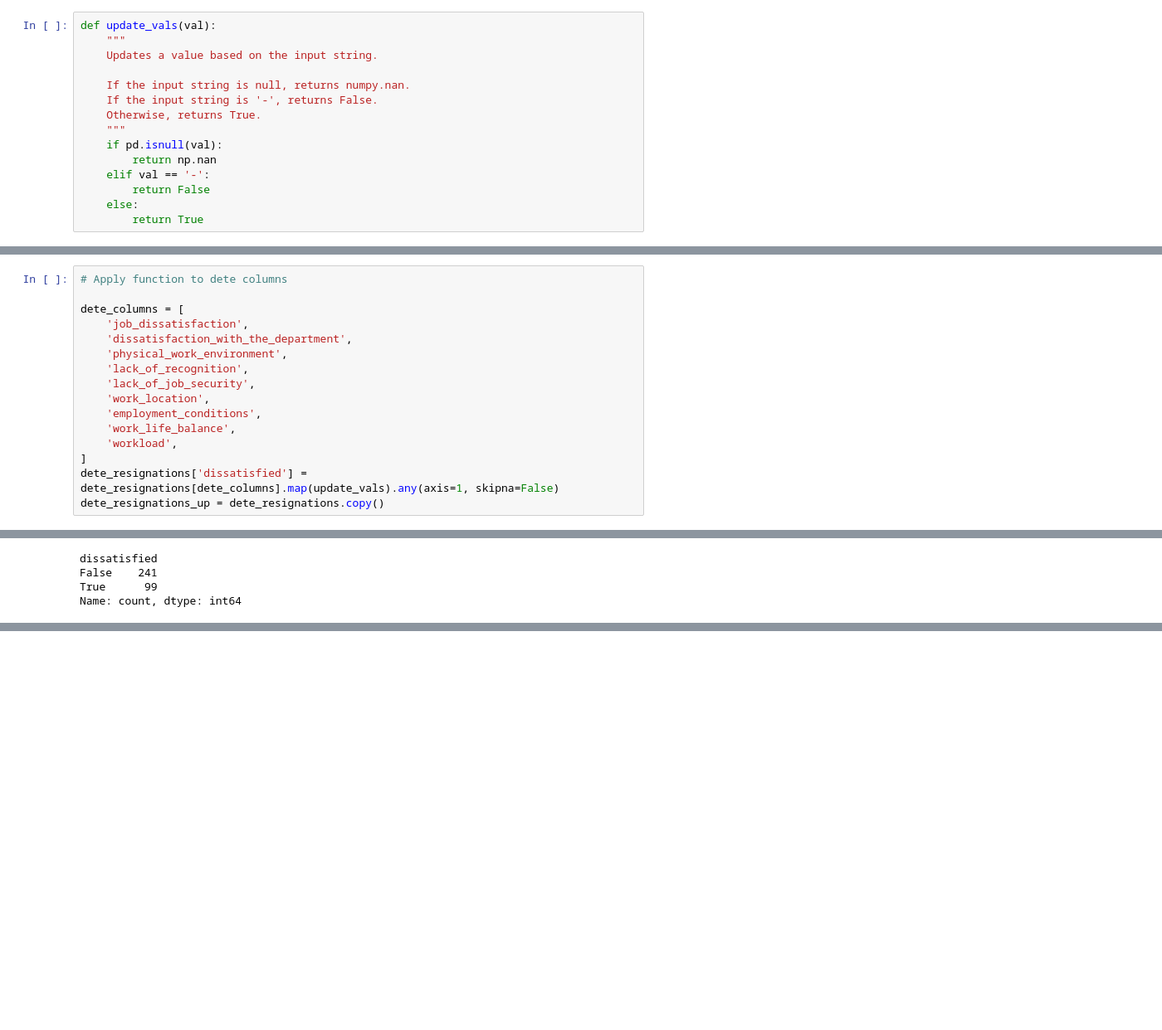
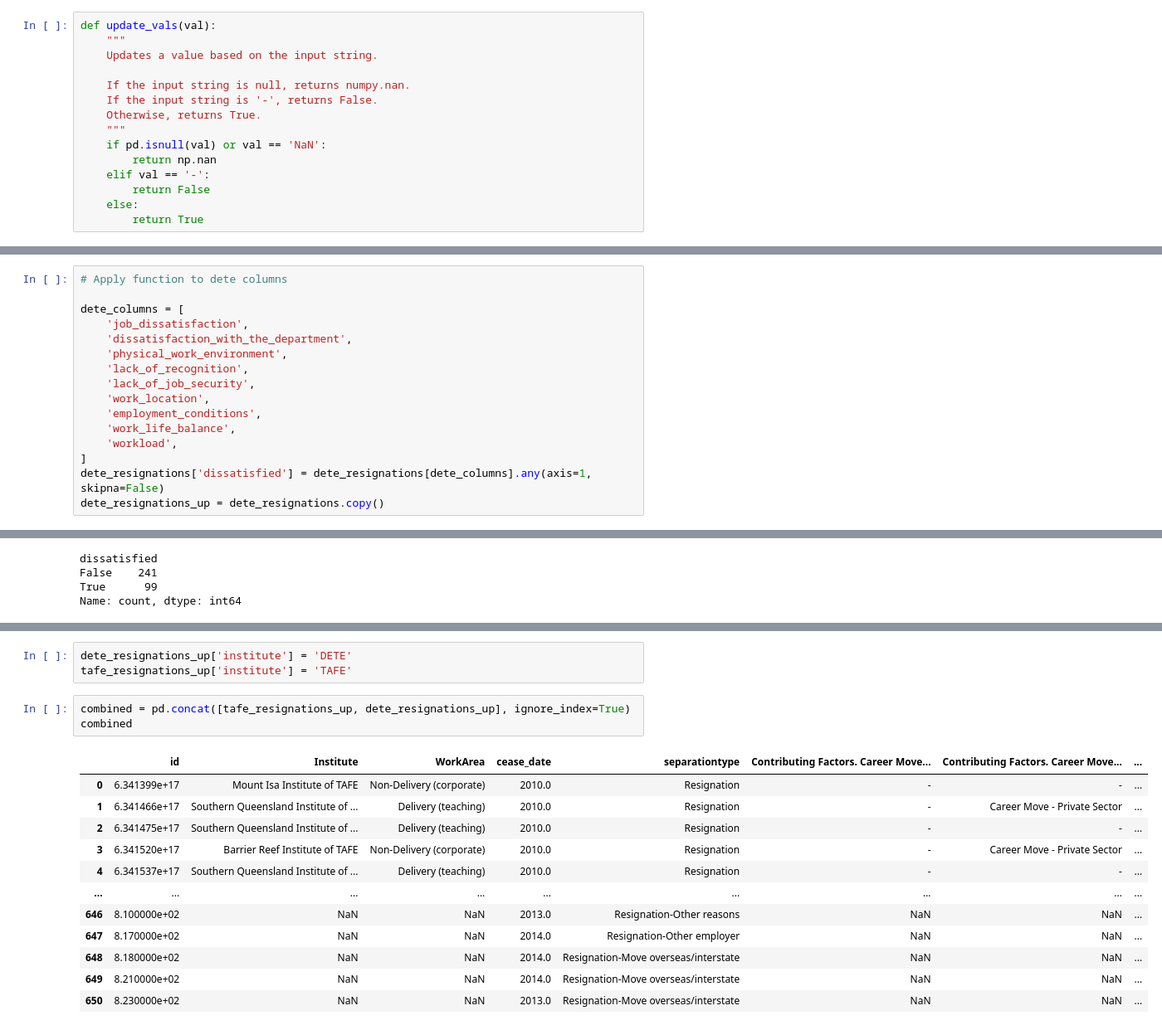
Before and after one commit to jastro-dev/dq-clean-analyze-employee-exit-surveys, a Jupyter notebook: main_notebook.ipynb, the cells around one changed output, grey strips where cells are left out. Shown at 83% size. Saved outputs shown, nothing was run; the diff lists cells and outputs as text; blank space fills up the shorter version.

Commit message:
add data combine

```diff
--- a/main_notebook.ipynb
+++ b/main_notebook.ipynb
@@ -389,7 +389,7 @@ def update_vals(val):
     If the input string is '-', returns False.
     Otherwise, returns True.
     """
-    if pd.isnull(val):
+    if pd.isnull(val) or val == 'NaN':
         return np.nan
     elif val == '-':
         return False
@@ -414,7 +414,7 @@ dete_columns = [
     'work_life_balance',
     'workload',
 ]
-dete_resignations['dissatisfied'] = dete_resignations[dete_columns].map(update_vals).any(axis=1, skipna=False)
+dete_resignations['dissatisfied'] = dete_resignations[dete_columns].any(axis=1, skipna=False)
 dete_resignations_up = dete_resignations.copy()
 # %%
 tafe_resignations_up['dissatisfied'].value_counts(dropna=False)
@@ -437,0 +443,19 @@ Name: count, dtype: int64
+# %%
+dete_resignations_up['institute'] = 'DETE'
+tafe_resignations_up['institute'] = 'TAFE'
+# %%
+combined = pd.concat([tafe_resignations_up, dete_resignations_up], ignore_index=True)
+combined
+# %% [output]
+|  | id | Institute | WorkArea | cease_date | separationtype | Contributing Factors. Career Move... | Contributing Factors. Career Move... | ... |
+| 0 | 6.341399e+17 | Mount Isa Institute of TAFE | Non-Delivery (corporate) | 2010.0 | Resignation | - | - | ... |
+| 1 | 6.341466e+17 | Southern Queensland Institute of ... | Delivery (teaching) | 2010.0 | Resignation | - | Career Move - Private Sector | ... |
+| 2 | 6.341475e+17 | Southern Queensland Institute of ... | Delivery (teaching) | 2010.0 | Resignation | - | - | ... |
+| 3 | 6.341520e+17 | Barrier Reef Institute of TAFE | Non-Delivery (corporate) | 2010.0 | Resignation | - | Career Move - Private Sector | ... |
+| 4 | 6.341537e+17 | Southern Queensland Institute of ... | Delivery (teaching) | 2010.0 | Resignation | - | - | ... |
+| ... | ... | ... | ... | ... | ... | ... | ... | ... |
+| 646 | 8.100000e+02 | NaN | NaN | 2013.0 | Resignation-Other reasons | NaN | NaN | ... |
+| 647 | 8.170000e+02 | NaN | NaN | 2014.0 | Resignation-Other employer | NaN | NaN | ... |
+| 648 | 8.180000e+02 | NaN | NaN | 2014.0 | Resignation-Move overseas/interstate | NaN | NaN | ... |
+| 649 | 8.210000e+02 | NaN | NaN | 2014.0 | Resignation-Move overseas/interstate | NaN | NaN | ... |
+| 650 | 8.230000e+02 | NaN | NaN | 2013.0 | Resignation-Move overseas/interstate | NaN | NaN | ... |
```
Also changed, not shown: parts of 4 cells of this notebook.
